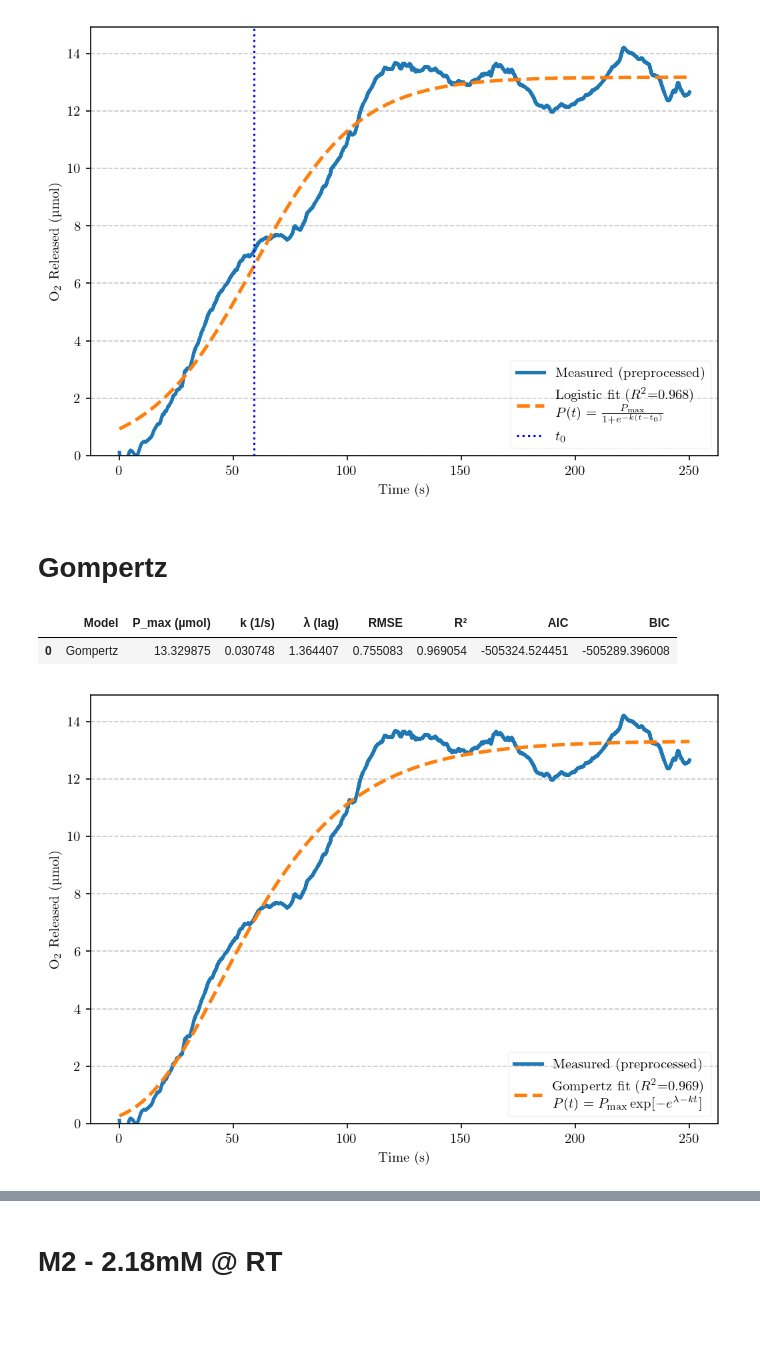
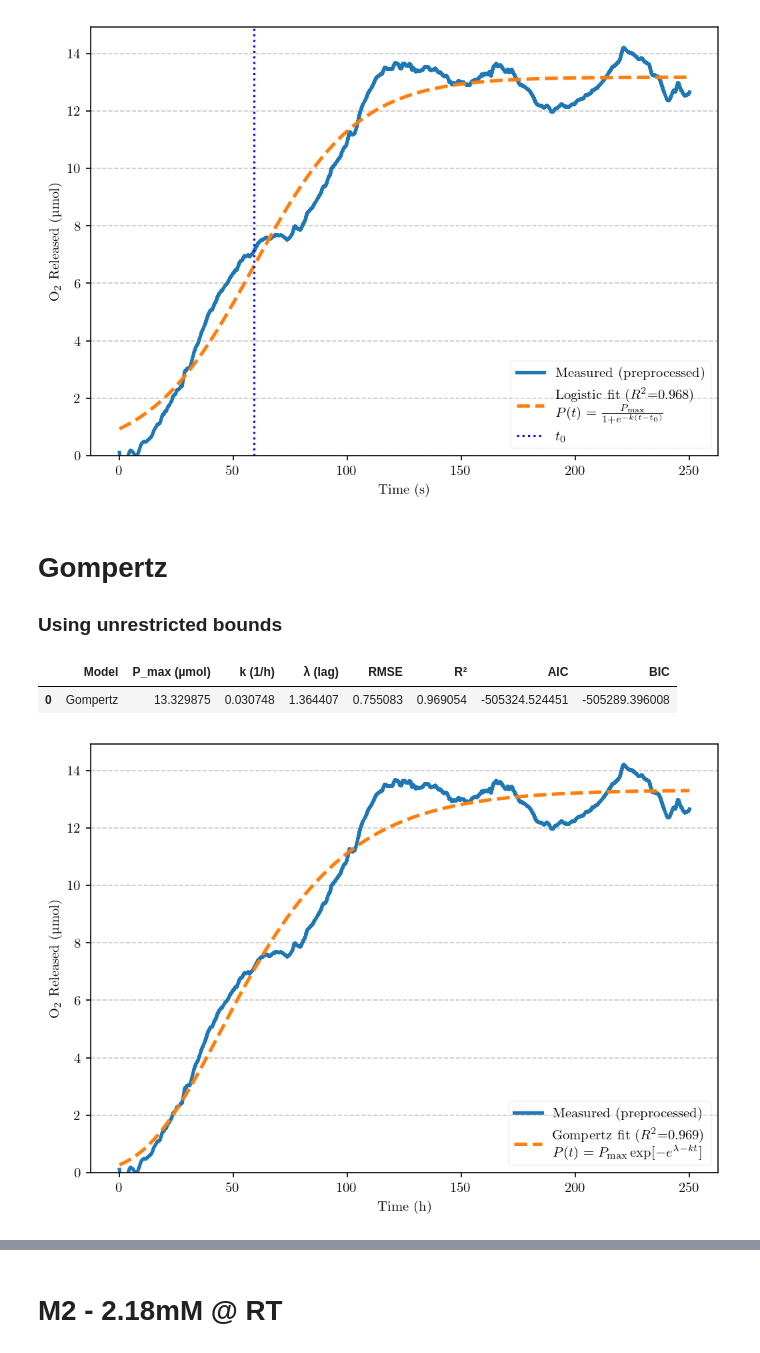
Before and after one commit to ChandrikaSethumadhavan/Master_Thesis, a Jupyter notebook: Kinetic models.ipynb, the cells around one changed output, grey strips where cells are left out. Saved outputs shown, nothing was run; the diff lists cells and outputs as text; code cells hidden in the pictures; blank space fills up the shorter version.

```diff
--- a/Kinetic models.ipynb
+++ b/Kinetic models.ipynb
@@ -243,6 +243,8 @@ plt.show()
 [figure]
 # %% [markdown]
 # Gompertz
+
+### Using unrestricted bounds
 # %%
 
 m1gom_csv = r"C:\Users\chand\Documents\GitHub\Thesis\M1-2.5mM\data files\O2_RT_released_multi_volumes.csv"
@@ -271,45 +273,47 @@ p0_m1gom = [Pmax0_m1gom, k0_m1gom, lam0_m1gom]
 
 popt_m1gom, pcov_m1gom = curve_fit(
     gompertz_model_m1gom, t_m1gom, y_m1gom, p0=p0_m1gom,
-    bounds=([0, 0, -np.inf], [np.inf, np.inf, np.inf]),
-    maxfev=20000
+    bounds=([0, 0, -np.inf], [np.inf, np.inf, np.inf]),   #[lower bounds] [upper bounds] Pmax >=0, k>=0, lambda is unrestricted. more tuning is required in this case
+    maxfev=20000  #allowing more iterations so optimizer doesnt die easily
 )
 Pmax_fit_m1gom, k_fit_m1gom, lam_fit_m1gom = popt_m1gom
 y_fit_m1gom = gompertz_model_m1gom(t_m1gom, *popt_m1gom)
 
 
+
+#metrics calculation
 rss_m1gom = np.sum((y_m1gom - y_fit_m1gom) ** 2)
 rmse_m1gom = np.sqrt(mean_squared_error(y_m1gom, y_fit_m1gom))
 r2_m1gom = r2_score(y_m1gom, y_fit_m1gom)
 n_m1gom = len(y_m1gom)
 aic_m1gom = n_m1gom * np.log(rss_m1gom / n_m1gom) + 2 * 3
 bic_m1gom = n_m1gom * np.log(rss_m1gom / n_m1gom) + 3 * np.log(n_m1gom)
 
 metrics_m1gom = pd.DataFrame({
     "Model": ["Gompertz"],
     "P_max (µmol)": [Pmax_fit_m1gom],
-    "k (1/s)": [k_fit_m1gom],
+    "k (1/h)": [k_fit_m1gom],
     "λ (lag)": [lam_fit_m1gom],
     "RMSE": [rmse_m1gom],
     "R²": [r2_m1gom],
     "AIC": [aic_m1gom],
     "BIC": [bic_m1gom]
 })
 display(metrics_m1gom.round(6))
 
 
 plt.figure(figsize=(7, 5), dpi=150)
 plt.plot(t_m1gom, y_m1gom, label="Measured (preprocessed)", lw=2.5)
 plt.plot(t_m1gom, y_fit_m1gom, "--", lw=2.5,
          label=fr"Gompertz fit ($R^2$={r2_m1gom:.3f})" + "\n" + r"$P(t)=P_{\max}\exp[-e^{\lambda - kt}]$")
-plt.xlabel("Time (s)")
+plt.xlabel("Time (h)")
 plt.ylabel("O$_2$ Released (µmol)")
 plt.ylim(bottom=0)
 plt.grid(axis="y", linestyle="--", alpha=0.7)
 plt.legend(loc="lower right", frameon=True, framealpha=0.2)
 plt.tight_layout()
 plt.show()
 # %% [output]
-|  | Model | P_max (µmol) | k (1/s) | λ (lag) | RMSE | R² | AIC | BIC |
+|  | Model | P_max (µmol) | k (1/h) | λ (lag) | RMSE | R² | AIC | BIC |
 | 0 | Gompertz | 13.329875 | 0.030748 | 1.364407 | 0.755083 | 0.969054 | -505324.524451 | -505289.396008 |
 [figure]
```
Also changed, not shown: parts of 22 cells of this notebook.
